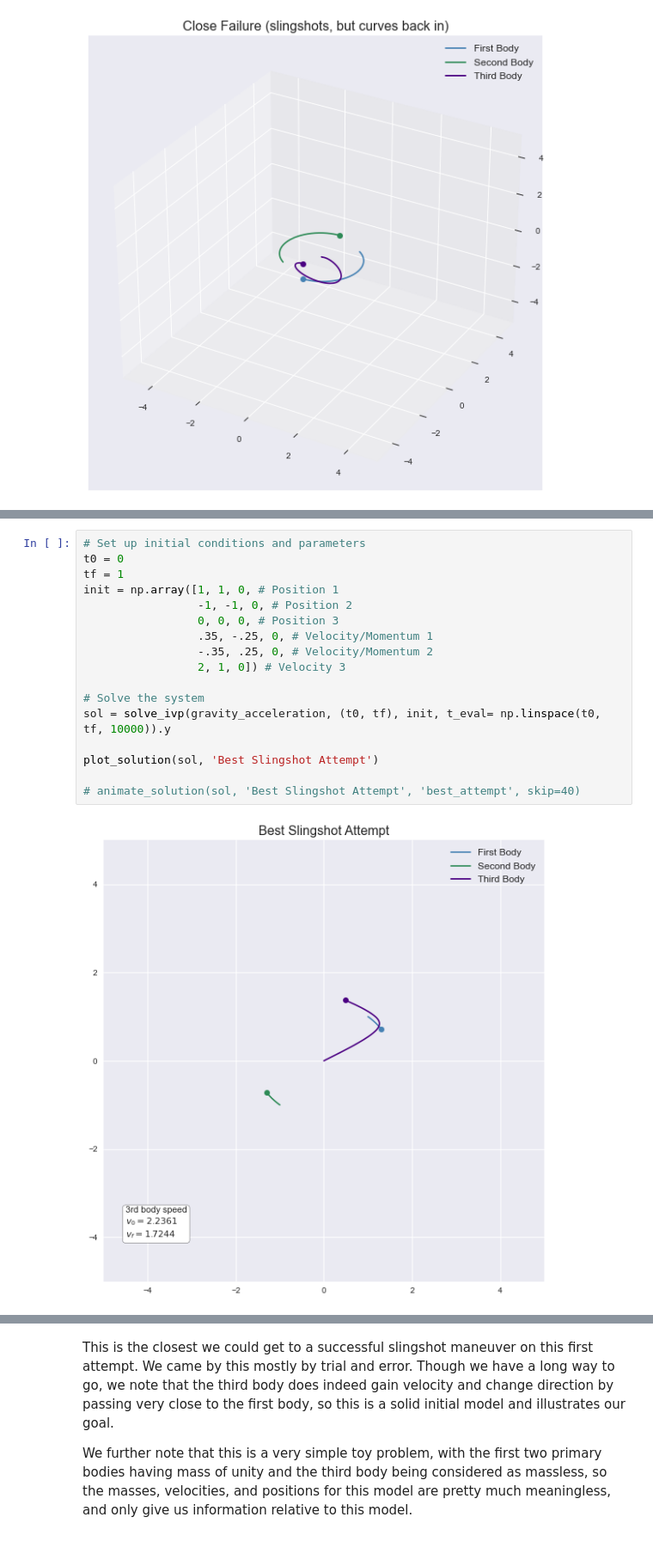
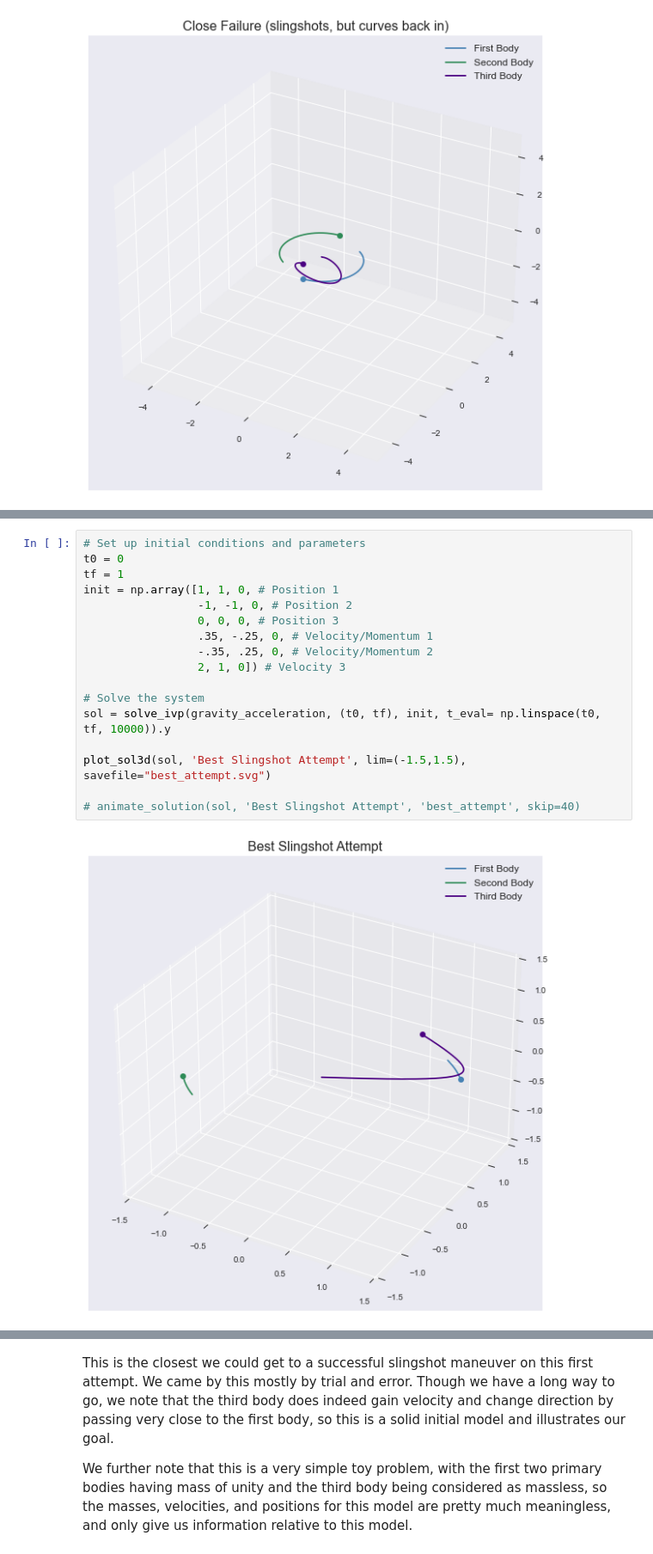
Before and after one commit to samcochran/optimal-spacecraft-control, a Jupyter notebook: Code/Sam.ipynb, the cells around one changed output, grey strips where cells are left out. Shown: that part at 86% size. Drawn from its saved outputs; the diff is of its cells as text.

```diff
--- a/Code/Sam.ipynb
+++ b/Code/Sam.ipynb
@@ -244,22 +244,22 @@ plot_solution(sol, title)
 # %%
 # Set up initial conditions and parameters
 t0 = 0
 tf = 1
 init = np.array([1, 1, 0, # Position 1
                  -1, -1, 0, # Position 2
                  0, 0, 0, # Position 3
                  .35, -.25, 0, # Velocity/Momentum 1
                  -.35, .25, 0, # Velocity/Momentum 2
                  2, 1, 0]) # Velocity 3
 
 # Solve the system
 sol = solve_ivp(gravity_acceleration, (t0, tf), init, t_eval= np.linspace(t0, tf, 10000)).y
 
-plot_solution(sol, 'Best Slingshot Attempt')
+plot_sol3d(sol, 'Best Slingshot Attempt', lim=(-1.5,1.5), savefile="best_attempt.svg")
 
 # animate_solution(sol, 'Best Slingshot Attempt', 'best_attempt', skip=40)
 # %% [output]
-[figure, old version]
+[figure, new version]
 # %%
 # Set up initial conditions and parameters
 t0 = 0
```
Also changed, not shown: parts of 7 cells of this notebook, 1 other file.
